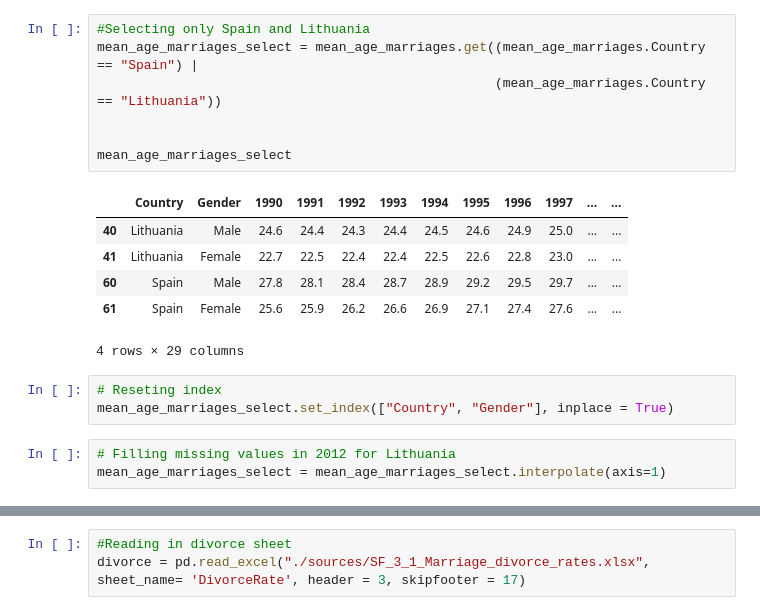
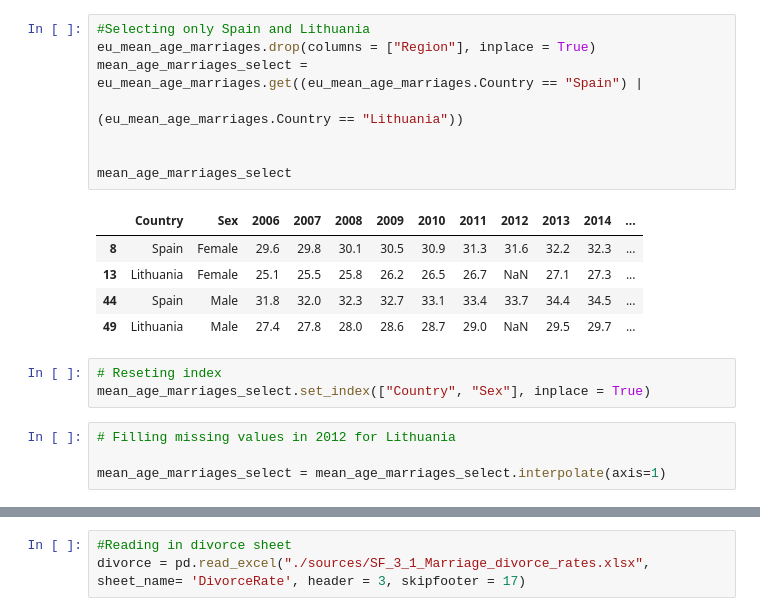
Before and after one commit to VilmaDaukantaite/your-own-project, a Jupyter notebook: data_cleaning_workbook.ipynb, the cells around one changed output, grey strips where cells are left out. Saved outputs shown, nothing was run; the diff lists cells and outputs as text.

```diff
--- a/data_cleaning_workbook.ipynb
+++ b/data_cleaning_workbook.ipynb
@@ -133,20 +85,21 @@ mean_age_marriages
 # %%
 #Selecting only Spain and Lithuania
-mean_age_marriages_select = mean_age_marriages.get((mean_age_marriages.Country == "Spain") |
-                                                   (mean_age_marriages.Country == "Lithuania"))
+eu_mean_age_marriages.drop(columns = ["Region"], inplace = True)
+mean_age_marriages_select = eu_mean_age_marriages.get((eu_mean_age_marriages.Country == "Spain") |
+                                                   (eu_mean_age_marriages.Country == "Lithuania"))
 
 
 mean_age_marriages_select
 # %% [output]
-|  | Country | Gender | 1990 | 1991 | 1992 | 1993 | 1994 | 1995 | 1996 | 1997 | ... | ... |
-| 40 | Lithuania | Male | 24.6 | 24.4 | 24.3 | 24.4 | 24.5 | 24.6 | 24.9 | 25.0 | ... | ... |
-| 41 | Lithuania | Female | 22.7 | 22.5 | 22.4 | 22.4 | 22.5 | 22.6 | 22.8 | 23.0 | ... | ... |
-| 60 | Spain | Male | 27.8 | 28.1 | 28.4 | 28.7 | 28.9 | 29.2 | 29.5 | 29.7 | ... | ... |
-| 61 | Spain | Female | 25.6 | 25.9 | 26.2 | 26.6 | 26.9 | 27.1 | 27.4 | 27.6 | ... | ... |
+|  | Country | Sex | 2006 | 2007 | 2008 | 2009 | 2010 | 2011 | 2012 | 2013 | 2014 | ... |
+| 8 | Spain | Female | 29.6 | 29.8 | 30.1 | 30.5 | 30.9 | 31.3 | 31.6 | 32.2 | 32.3 | ... |
+| 13 | Lithuania | Female | 25.1 | 25.5 | 25.8 | 26.2 | 26.5 | 26.7 | NaN | 27.1 | 27.3 | ... |
+| 44 | Spain | Male | 31.8 | 32.0 | 32.3 | 32.7 | 33.1 | 33.4 | 33.7 | 34.4 | 34.5 | ... |
+| 49 | Lithuania | Male | 27.4 | 27.8 | 28.0 | 28.6 | 28.7 | 29.0 | NaN | 29.5 | 29.7 | ... |
-4 rows × 29 columns
 # %%
 # Reseting index
-mean_age_marriages_select.set_index(["Country", "Gender"], inplace = True)
+mean_age_marriages_select.set_index(["Country", "Sex"], inplace = True)
 # %%
 # Filling missing values in 2012 for Lithuania
+
 mean_age_marriages_select = mean_age_marriages_select.interpolate(axis=1)
```
Also changed, not shown: parts of 52 cells of this notebook.
